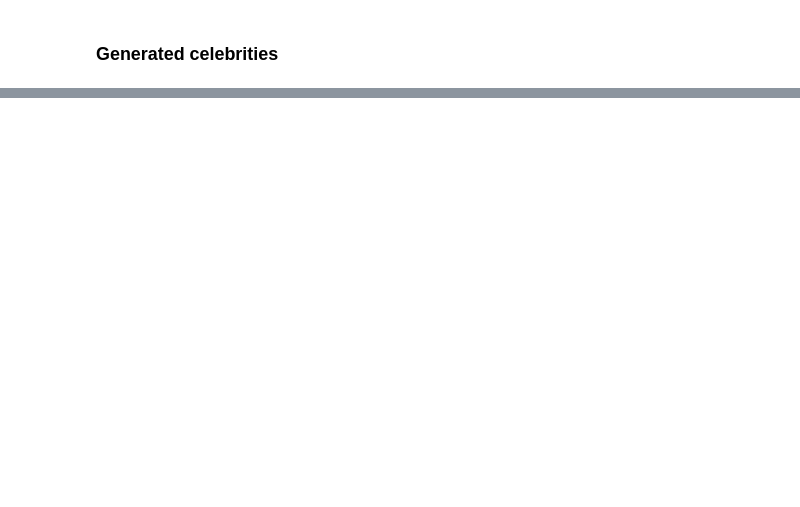
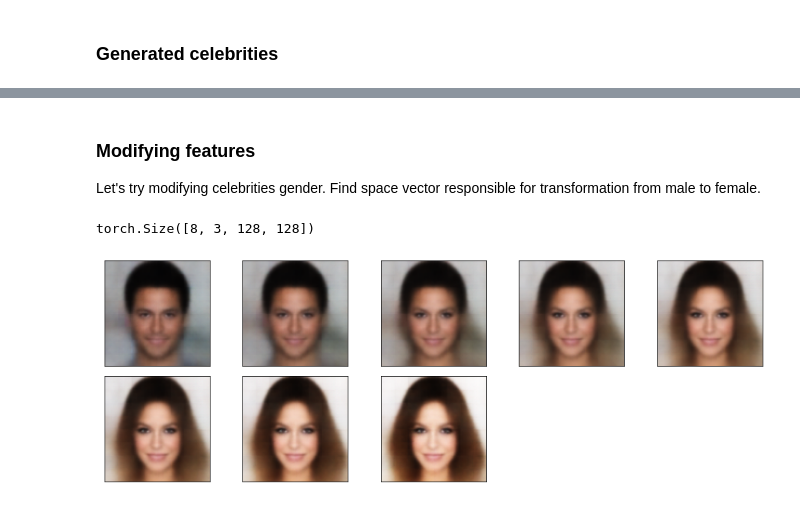
Before and after one commit to Bex0n/CelebA-VAE, a Jupyter notebook: experiments/vanilla_vae.ipynb, the cells around one changed output, grey strips where cells are left out. Cells and saved outputs as stored; diff of their text form; code cells hidden in the pictures; blank space fills up the shorter version.

```diff
--- a/experiments/vanilla_vae.ipynb
+++ b/experiments/vanilla_vae.ipynb
@@ -110,0 +121,4 @@ display_img(vae.decode(sample).to('cpu'))
+# %% [markdown]
+### Modifying features
+
+Let's try modifying celebrities gender. Find space vector responsible for transformation from male to female.
@@ -110,0 +150,18 @@ display_img(vae.decode(sample).to('cpu'))
+# %%
+male_to_female = female_vector - male_vector
+# %%
+z_mean, z_log_var = vae.encoder(data.celeba_train[6][0].view(-1, 3, 128, 128).to(device))
+vector = vae.sample_z(z_mean, z_log_var)
+# %%
+images = []
+for i in range(8):
+    images.append(vector + (i * male_to_female))
+# %%
+result = vae.decoder(torch.stack(images))
+result.size()
+# %% [output]
+torch.Size([8, 3, 128, 128])
+# %%
+display_img(result)
+# %% [output]
+[figure, added]
```
Also changed, not shown: parts of 9 cells of this notebook, 6 other files.
